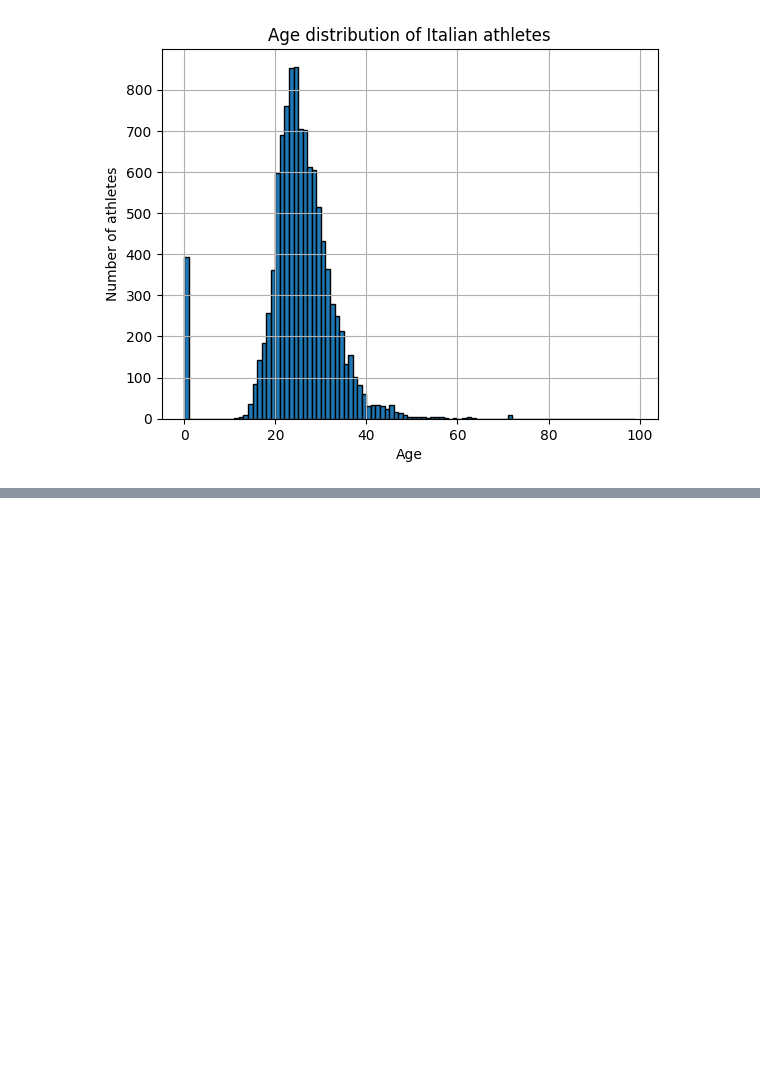
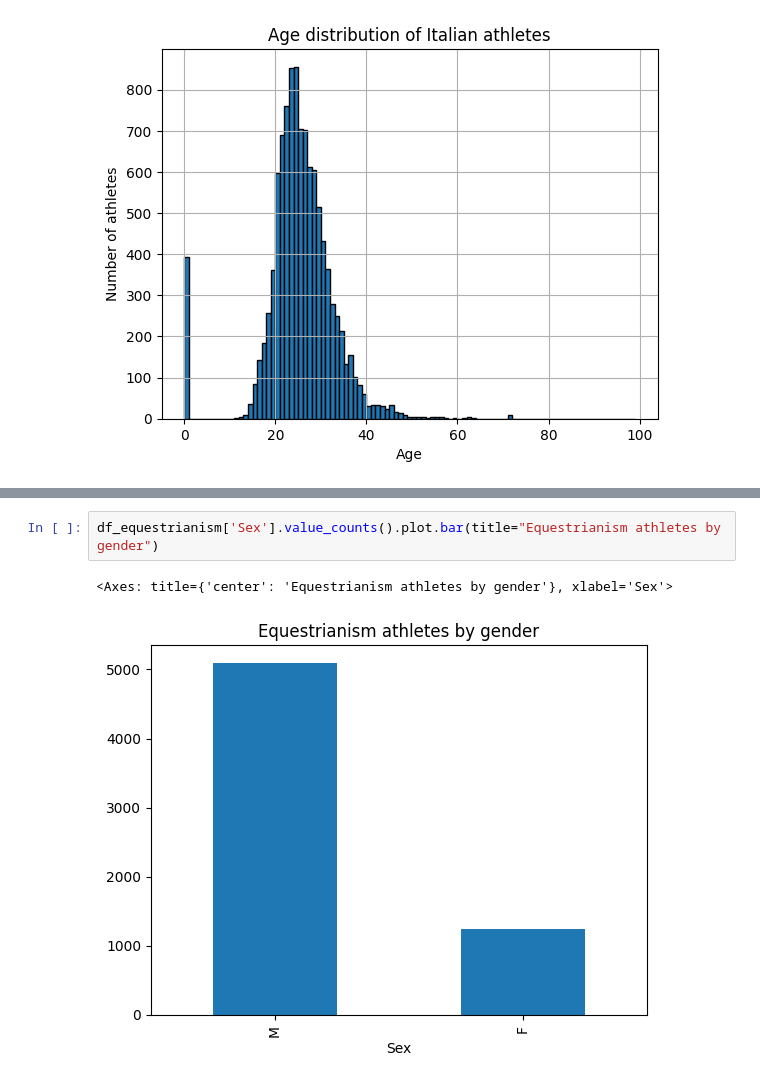
Before and after one commit to Aggisimov/Grupparbete_Italy, a Jupyter notebook: grupparbete.ipynb, the cells around one changed output, grey strips where cells are left out. Cells and saved outputs as stored; diff of their text form; blank space fills up the shorter version.

```diff
--- a/grupparbete.ipynb
+++ b/grupparbete.ipynb
@@ -212,0 +193,5 @@ plt.show()
+# %%
+df_equestrianism['Sex'].value_counts().plot.bar(title="Equestrianism athletes by gender")
+# %% [output]
+<Axes: title={'center': 'Equestrianism athletes by gender'}, xlabel='Sex'>
+[figure, added]
```
Also changed, not shown: parts of 9 cells of this notebook.
